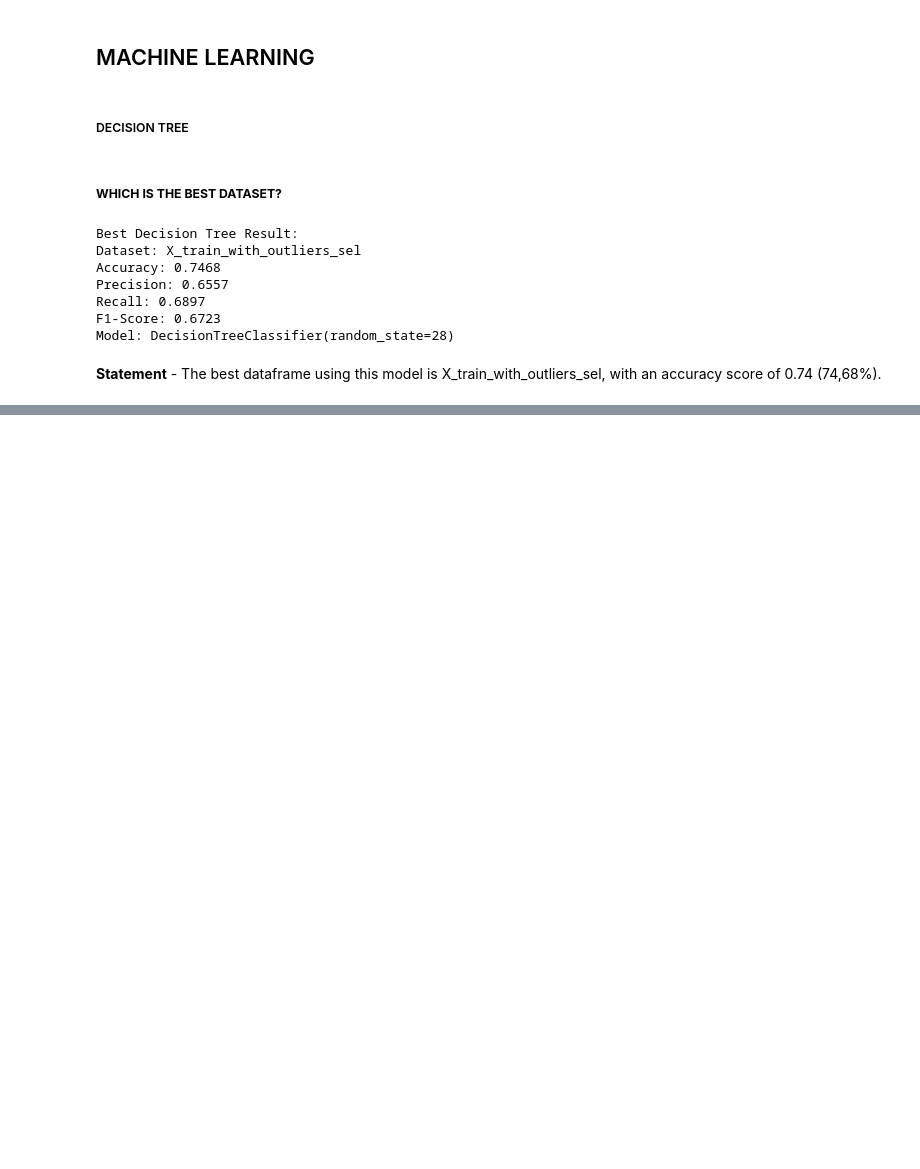
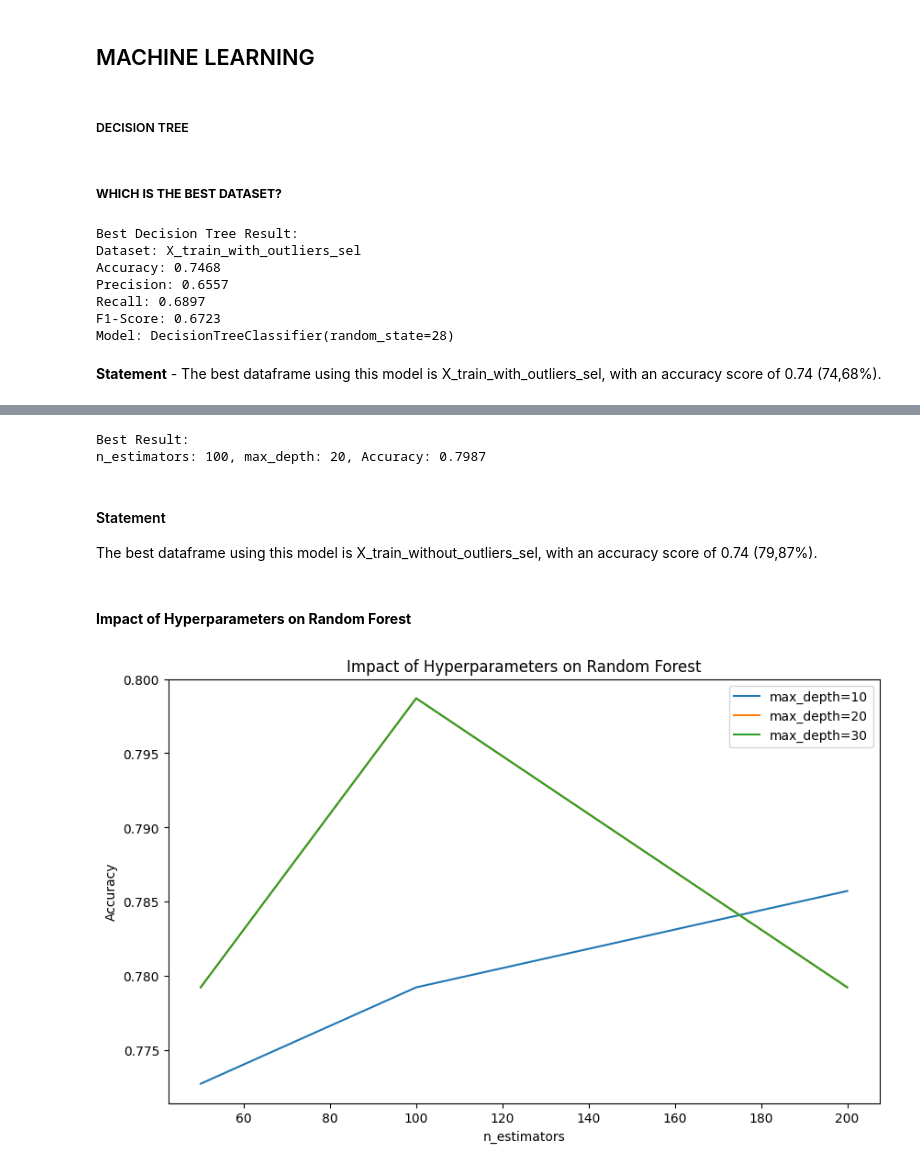
Before and after one commit to RitaViegas/RitaViegas---Decision-Tree-Project--main, a Jupyter notebook: src/explore.ipynb, the cells around one changed output, grey strips where cells are left out. Cells and saved outputs as stored; diff of their text form; code cells hidden in the pictures; blank space fills up the shorter version.

```diff
--- a/src/explore.ipynb
+++ b/src/explore.ipynb
@@ -761,0 +803,31 @@ Test Accuracy (Best Model): 0.7532467532467533
+# %%
+best_result = max(results_optimized, key=lambda x: x[2])
+
+
+print(f"\nBest Result:")
+print(f"n_estimators: {best_result[0]}, max_depth: {best_result[1]}, Accuracy: {best_result[2]:.4f}")
+# %% [output]
+Best Result:
+n_estimators: 100, max_depth: 20, Accuracy: 0.7987
+# %% [markdown]
+#### Statement
+
+The best dataframe using this model is X_train_without_outliers_sel, with an accuracy score of 0.74 (79,87%).
+# %% [markdown]
+#### **Impact of Hyperparameters on Random Forest**
+# %%
+results_df = pd.DataFrame(results_optimized, columns=["n_estimators", "max_depth", "accuracy"])
+
+# Visualizar impacto de n_estimators e max_depth
+plt.figure(figsize=(10, 6))
+for max_depth in max_depth_list:
+    subset = results_df[results_df["max_depth"] == max_depth]
+    plt.plot(subset["n_estimators"], subset["accuracy"], label=f"max_depth={max_depth}")
+
+plt.xlabel("n_estimators")
+plt.ylabel("Accuracy")
+plt.title("Impact of Hyperparameters on Random Forest")
+plt.legend()
+plt.show()
+# %% [output]
+[figure, added]
```
Also changed, not shown: parts of 23 cells of this notebook, 1 other file.
